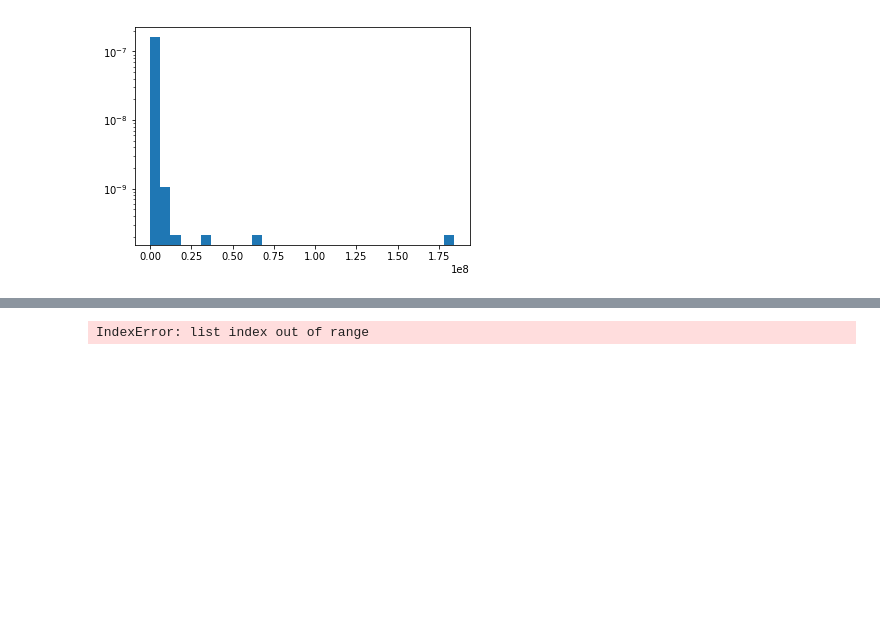
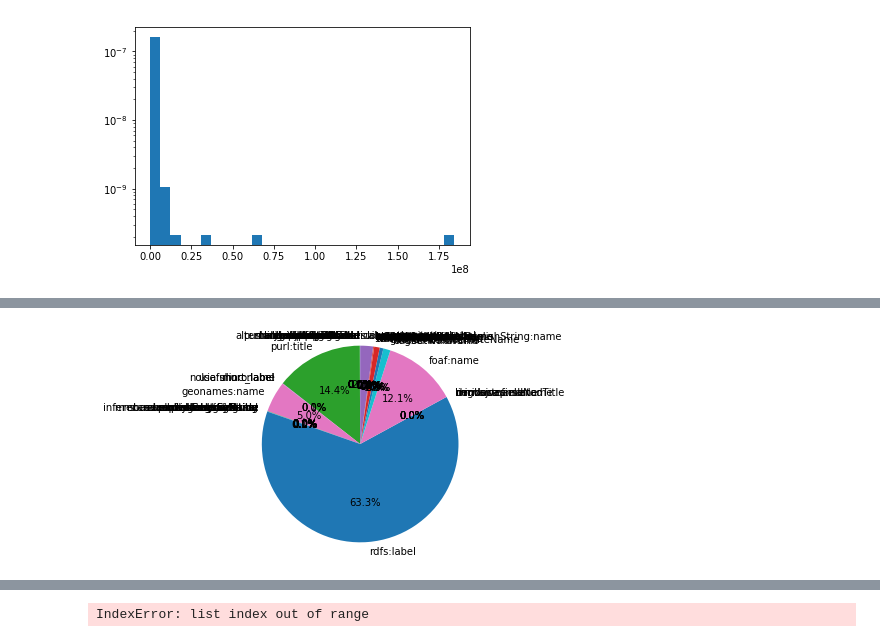
Before and after one commit to luciekaffee/metrics-label, a Jupyter notebook: graphs.ipynb, the cells around one changed output, grey strips where cells are left out. Cells and saved outputs as stored; diff of their text form; code cells hidden in the pictures; blank space fills up the shorter version.

```diff
--- a/graphs.ipynb
+++ b/graphs.ipynb
@@ -102 +139,10 @@ data = get_data_Q2('Results/AllDoms/Q2_res.csv')
+# %%
+# Pie chart
+
+fig1, ax1 = plt.subplots()
+ax1.pie(datashort.values(), labels=datashort.keys(), autopct='%1.1f%%', startangle=90)
+ax1.axis('equal')  # Equal aspect ratio ensures that pie is drawn as a circle.
+plt.show()
+# %% [output]
+[figure, added]
 # %%
```
Also changed, not shown: parts of 15 cells of this notebook, 18 other files.
